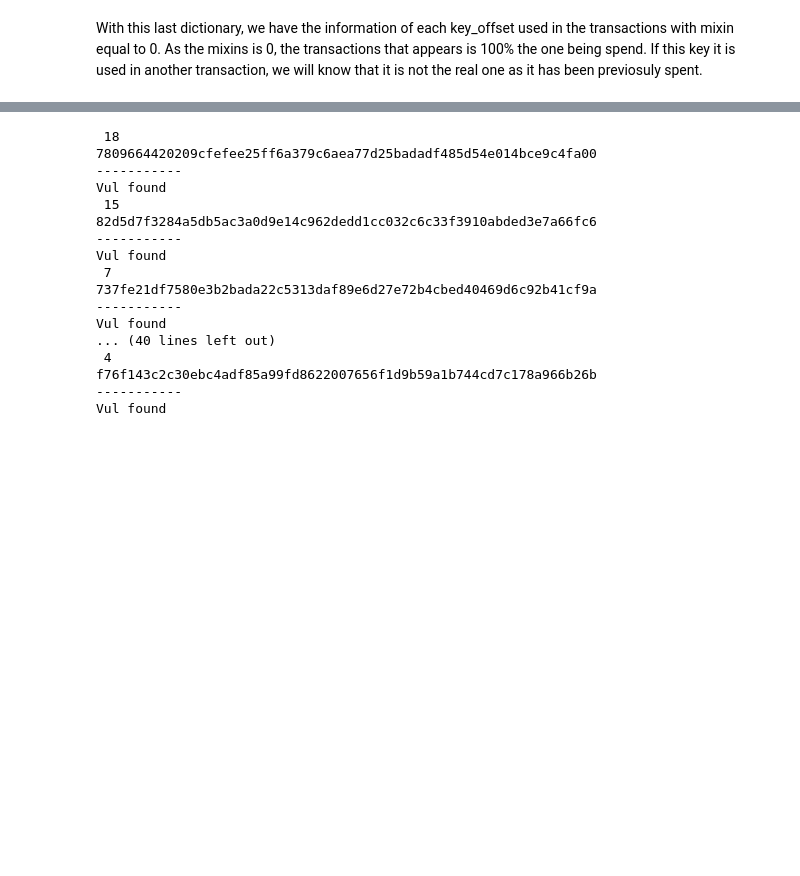
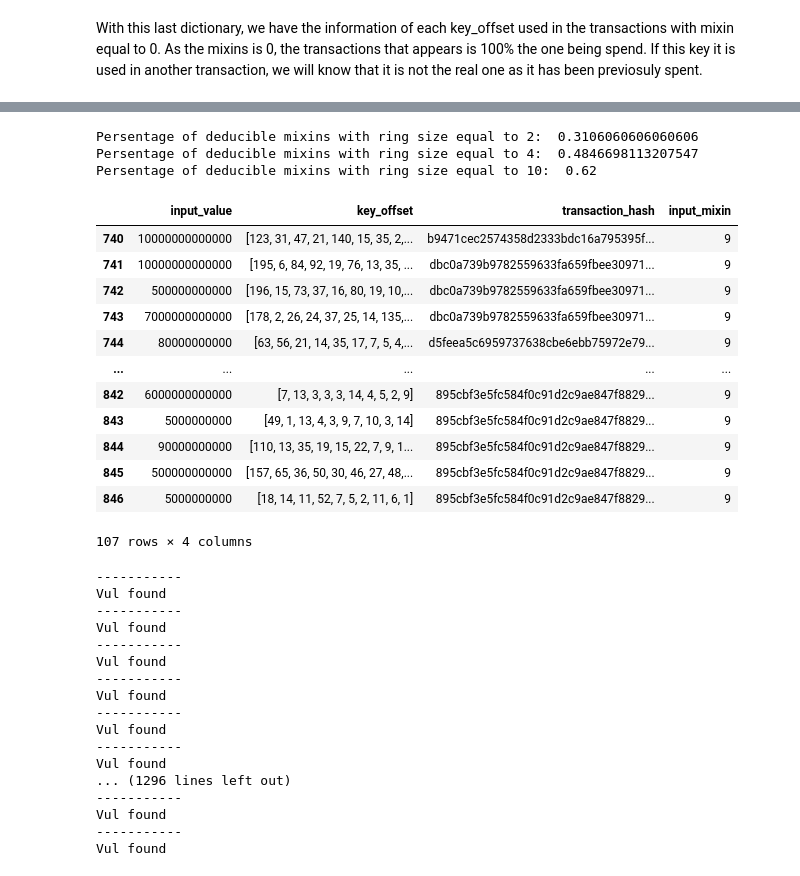
Before and after one commit to Bicaru20/Analysis-of-Monero-Blockchain, a Jupyter notebook: transaction_dataset/Analysis.ipynb, the cells around one changed output, grey strips where cells are left out. Cells and saved outputs as stored; diff of their text form; code cells hidden in the pictures; blank space fills up the shorter version.

```diff
--- a/transaction_dataset/Analysis.ipynb
+++ b/transaction_dataset/Analysis.ipynb
@@ -140,39 +178,61 @@ inputs_mul_mix
+# %%
+print("Persentage of deducible mixins with ring size equal to 2: ", vul_mixins['1']/total_mixins['1'])
+print("Persentage of deducible mixins with ring size equal to 4: ", vul_mixins['3']/total_mixins['3'])
+print("Persentage of deducible mixins with ring size equal to 10: ", vul_mixins['9']/total_mixins['9'])
+# %% [output]
+Persentage of deducible mixins with ring size equal to 2:  0.3106060606060606
+Persentage of deducible mixins with ring size equal to 4:  0.4846698113207547
+Persentage of deducible mixins with ring size equal to 10:  0.62
+# %%
+inputs_mul_mix[['input_value', 'key_offset', 'transaction_hash', 'input_mixin']][inputs_mul_mix['input_mixin'] == '9'][:107]
+# %% [output]
+|  | input_value | key_offset | transaction_hash | input_mixin |
+| 740 | 10000000000000 | [123, 31, 47, 21, 140, 15, 35, 2,... | b9471cec2574358d2333bdc16a795395f... | 9 |
+| 741 | 10000000000000 | [195, 6, 84, 92, 19, 76, 13, 35, ... | dbc0a739b9782559633fa659fbee30971... | 9 |
+| 742 | 500000000000 | [196, 15, 73, 37, 16, 80, 19, 10,... | dbc0a739b9782559633fa659fbee30971... | 9 |
+| 743 | 7000000000000 | [178, 2, 26, 24, 37, 25, 14, 135,... | dbc0a739b9782559633fa659fbee30971... | 9 |
+| 744 | 80000000000 | [63, 56, 21, 14, 35, 17, 7, 5, 4,... | d5feea5c6959737638cbe6ebb75972e79... | 9 |
+| ... | ... | ... | ... | ... |
+| 842 | 6000000000000 | [7, 13, 3, 3, 3, 14, 4, 5, 2, 9] | 895cbf3e5fc584f0c91d2c9ae847f8829... | 9 |
+| 843 | 5000000000 | [49, 1, 13, 4, 3, 9, 7, 10, 3, 14] | 895cbf3e5fc584f0c91d2c9ae847f8829... | 9 |
+| 844 | 90000000000 | [110, 13, 35, 19, 15, 22, 7, 9, 1... | 895cbf3e5fc584f0c91d2c9ae847f8829... | 9 |
+| 845 | 500000000000 | [157, 65, 36, 50, 30, 46, 27, 48,... | 895cbf3e5fc584f0c91d2c9ae847f8829... | 9 |
+| 846 | 5000000000 | [18, 14, 11, 52, 7, 5, 2, 11, 6, 1] | 895cbf3e5fc584f0c91d2c9ae847f8829... | 9 |
+107 rows × 4 columns
 # %%
-k_offsets = {}
-for _, row in inputs_mul_mix[['input_value', 'key_offset', 'transaction_hash']].iterrows():
+
+for _, row in inputs_mul_mix[['input_value', 'key_offset', 'transaction_hash', 'input_mixin']][inputs_mul_mix['input_mixin'] == '9'][107:].iterrows():
     key_offset = row.key_offset.split('[')[1].split(']')[0].split(',')
     value = row.input_value
-    key_i = 0
+    num_mixin = row.input_mixin
     for i, key in enumerate(key_offset):
+        total_mixins[str(num_mixin)] += 1
         key_i = int(key)
         out = get_transactions(key_i, int(value))
         if out['outs'][0]['key'] in tx_used:
-            print(key)
-            print(out['outs'][0]['key'])
-            num_mixin = len(key_offset)
-            if num_mixin == 2:
+            if num_mixin == 1:
+                # If a transaction with 2 inputs uses one of the used inputs of our list,
+                # we can also addthe other input in the list since it will be another used output
                 tx_used.append(get_transactions(int(key_offset[1-i]), int(value))['outs'][0]['key'])
-            if str(num_mixin) in k_offsets.keys():
-                k_offsets[str(num_mixin)] += 1
-            else:
-                k_offsets[str(num_mixin)] = 1
+            vul_mixins[str(num_mixin)] += 1
+            4
             print('-----------')
             print('Vul found')
 # %% [output]
- 18
-7809664420209cfefee25ff6a379c6aea77d25badadf485d54e014bce9c4fa00
 -----------
 Vul found
- 15
-82d5d7f3284a5db5ac3a0d9e14c962dedd1cc032c6c33f3910abded3e7a66fc6
 -----------
 Vul found
- 7
-737fe21df7580e3b2bada22c5313daf89e6d27e72b4cbed40469d6c92b41cf9a
 -----------
 Vul found
-... (40 lines left out)
- 4
-f76f143c2c30ebc4adf85a99fd8622007656f1d9b59a1b744cd7c178a966b26b
 -----------
 Vul found
+-----------
+Vul found
+-----------
+Vul found
+... (1296 lines left out)
+-----------
+Vul found
+-----------
+Vul found
```
Also changed, not shown: parts of 7 cells of this notebook, 4 other files.
